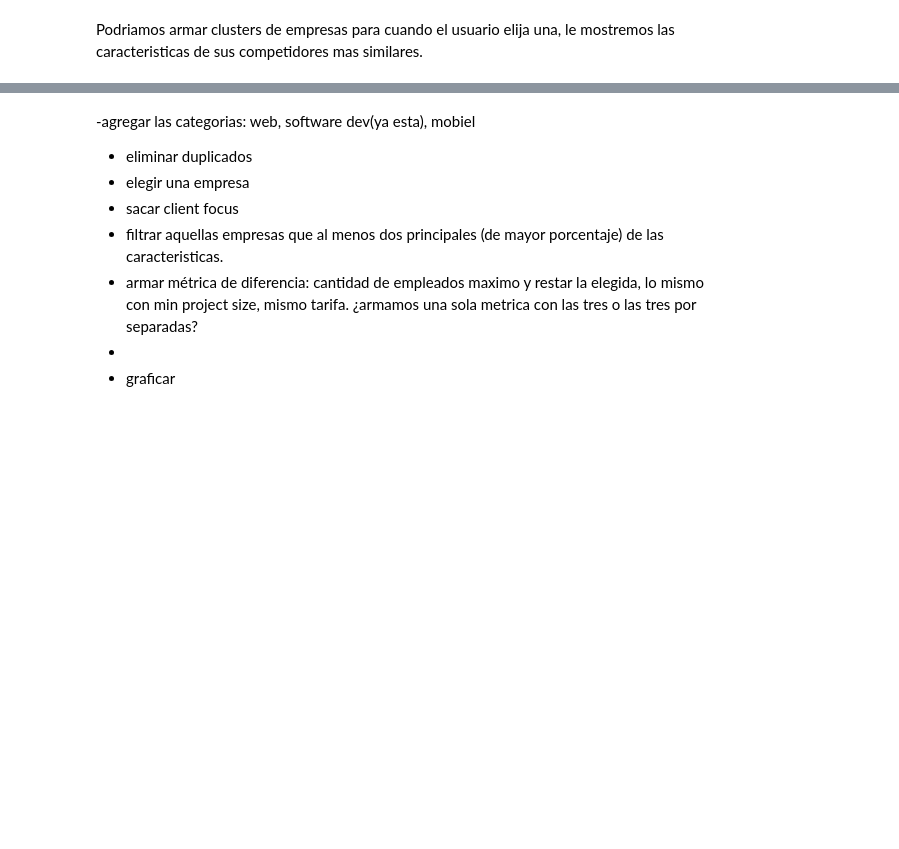
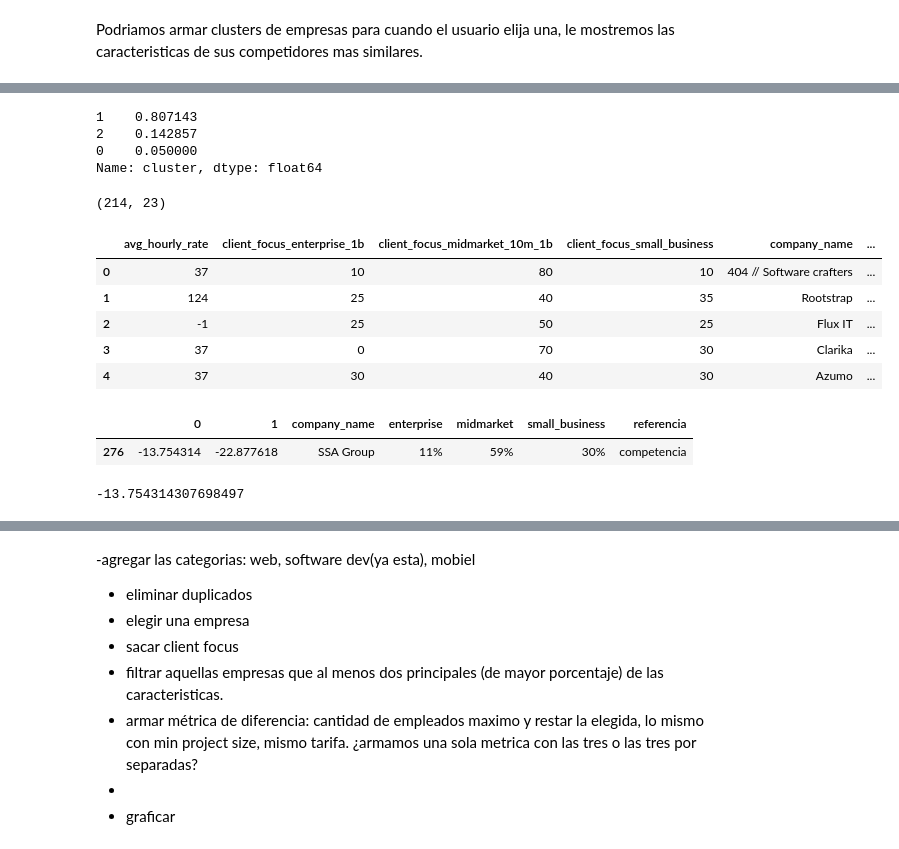
Before and after one commit to alexiswalker/grupo_3, a Jupyter notebook: webmining/tp_web_mining.ipynb, the cells around one changed output, grey strips where cells are left out. Drawn from its saved outputs; the diff is of its cells as text; code cells hidden in the pictures; blank space fills up the shorter version.

```diff
--- a/webmining/tp_web_mining.ipynb
+++ b/webmining/tp_web_mining.ipynb
@@ -397,3 +448,15 @@ companies["cluster"] = model.predict(companies.drop(columns=['company_name', 'lo
 
 companies.to_csv('clutch_ar_companies_cluster.csv', index=False)
 # companies = pd.read_csv('clutch_ar_companies_cluster.csv')
+# %%
+(
+    companies
+    .query('rating != 0')
+    .cluster
+    .value_counts(normalize=True)
+)
+# %% [output]
+1    0.807143
+2    0.142857
+0    0.050000
+Name: cluster, dtype: float64
@@ -399,0 +469,13 @@ companies.to_csv('clutch_ar_companies_cluster.csv', index=False)
+# %%
+empresas_del_cluster.shape
+# %% [output]
+(214, 23)
+# %%
+empresas_del_cluster.head()
+# %% [output]
+|  | avg_hourly_rate | client_focus_enterprise_1b | client_focus_midmarket_10m_1b | client_focus_small_business | company_name | ... |
+| 0 | 37 | 10 | 80 | 10 | 404 // Software crafters | ... |
+| 1 | 124 | 25 | 40 | 35 | Rootstrap | ... |
+| 2 | -1 | 25 | 50 | 25 | Flux IT | ... |
+| 3 | 37 | 0 | 70 | 30 | Clarika | ... |
+| 4 | 37 | 30 | 40 | 30 | Azumo | ... |
@@ -399,0 +521,9 @@ companies.to_csv('clutch_ar_companies_cluster.csv', index=False)
+# %%
+companies_client_focus_pca.iloc[empresa.index]
+# %% [output]
+|  | 0 | 1 | company_name | enterprise | midmarket | small_business | referencia |
+| 276 | -13.754314 | -22.877618 | SSA Group | 11% | 59% | 30% | competencia |
+# %%
+companies_client_focus_pca.iloc[empresa.index]["0"].values[0]
+# %% [output]
+-13.754314307698497
```
Also changed, not shown: parts of 24 cells of this notebook, 2 other files.
